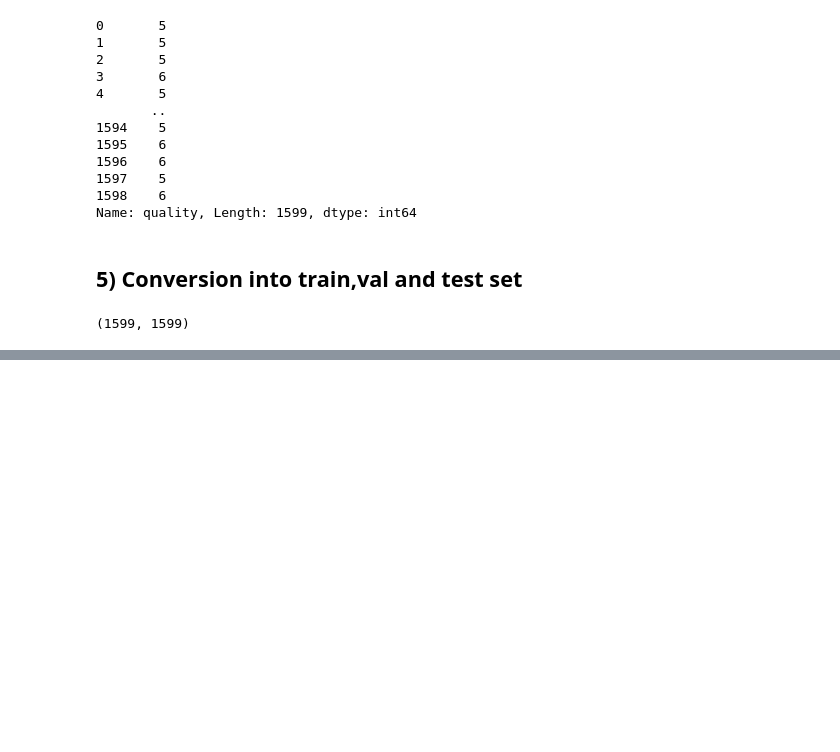
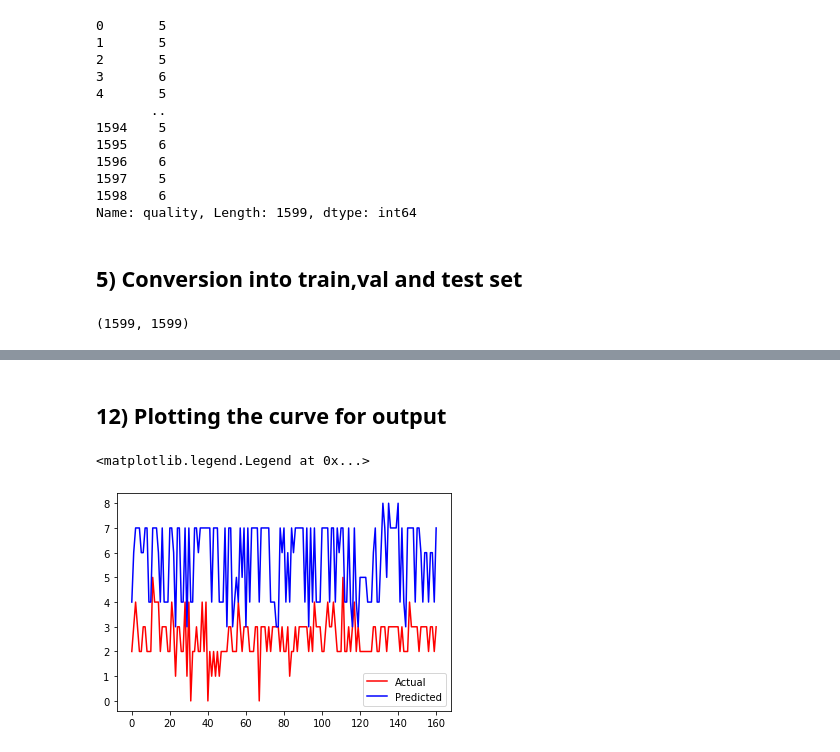
Before and after one commit to akash1309/Artificial-Neural-Network, a Jupyter notebook: MultiClass_Classification_.ipynb, the cells around one changed output, grey strips where cells are left out. Drawn from its saved outputs; the diff is of its cells as text; code cells hidden in the pictures; blank space fills up the shorter version.

```diff
--- a/MultiClass_Classification_.ipynb
+++ b/MultiClass_Classification_.ipynb
@@ -116,0 +264,8 @@ y_train, y_val, y_test = y[:size], y[size:size+val], y[size+val:]
+# %%
+y_test = y_test.flatten()
+with torch.no_grad():
+  model.eval()
+  y_pred_test = model(X_test)
+  loss = criterion(y_pred_test,y_test)
+
+print(f'Loss : {loss.item()}')
@@ -116,0 +289,3 @@ y_train, y_val, y_test = y[:size], y[size:size+val], y[size+val:]
+# %%
+values, indices = torch.max(y_pred_test, 1)
+indices.dtype, indices
@@ -116,0 +301,8 @@ y_train, y_val, y_test = y[:size], y[size:size+val], y[size+val:]
+# %%
+y_test = y_test.cpu().numpy()
+indices = indices.cpu().numpy()
+# %%
+indices = indices + 3
+from sklearn.metrics import confusion_matrix
+c = confusion_matrix(indices,y_test)
+c
@@ -116,0 +333,9 @@ y_train, y_val, y_test = y[:size], y[size:size+val], y[size+val:]
+# %% [markdown]
+## 12) Plotting the curve for output
+# %%
+plt.plot(y_test,'r',label='Actual')
+plt.plot(indices,'b',label='Predicted')
+plt.legend()
+# %% [output]
+<matplotlib.legend.Legend at 0x...>
+[figure, added]
```
Also changed, not shown: parts of 24 cells of this notebook.
